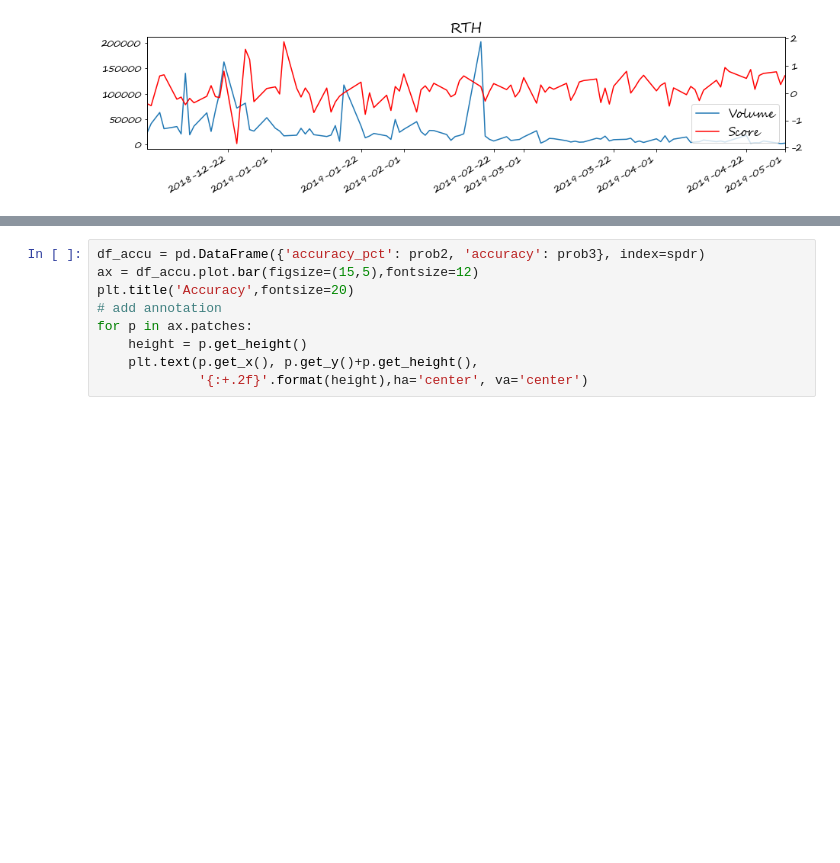
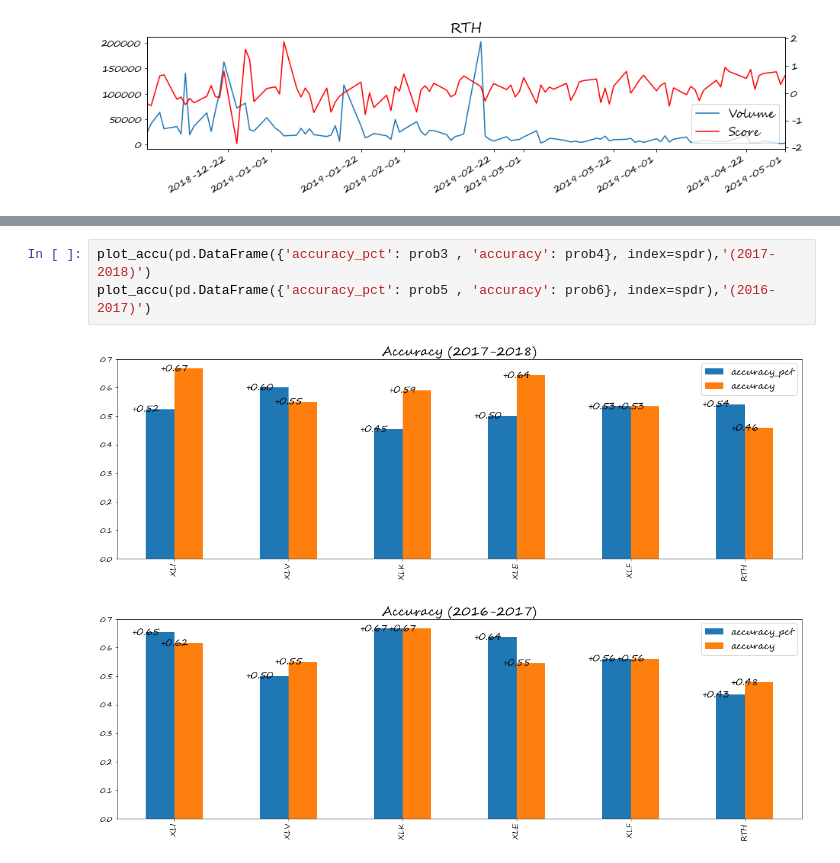
Before and after one commit to elvish7/datascience, a Jupyter notebook: Market_Sentiment_Analysis(Final Project)/Analysis/sentiment_effect.ipynb, the cells around one changed output, grey strips where cells are left out. Drawn from its saved outputs; the diff is of its cells as text; blank space fills up the shorter version.

```diff
--- a/Market_Sentiment_Analysis(Final Project)/Analysis/sentiment_effect.ipynb
+++ b/Market_Sentiment_Analysis(Final Project)/Analysis/sentiment_effect.ipynb
@@ -479,9 +476,6 @@ for p in ax.patches:
-# %%
-df_accu = pd.DataFrame({'accuracy_pct': prob2, 'accuracy': prob3}, index=spdr)
-ax = df_accu.plot.bar(figsize=(15,5),fontsize=12)
-plt.title('Accuracy',fontsize=20)
-# add annotation
-for p in ax.patches:
-    height = p.get_height()
-    plt.text(p.get_x(), p.get_y()+p.get_height(),
-             '{:+.2f}'.format(height),ha='center', va='center')
+# %%
+plot_accu(pd.DataFrame({'accuracy_pct': prob3 , 'accuracy': prob4}, index=spdr),'(2017-2018)')
+plot_accu(pd.DataFrame({'accuracy_pct': prob5 , 'accuracy': prob6}, index=spdr),'(2016-2017)')
+# %% [output]
+[figure, added]
+[figure, added]
```
Also changed, not shown: parts of 8 cells of this notebook.
